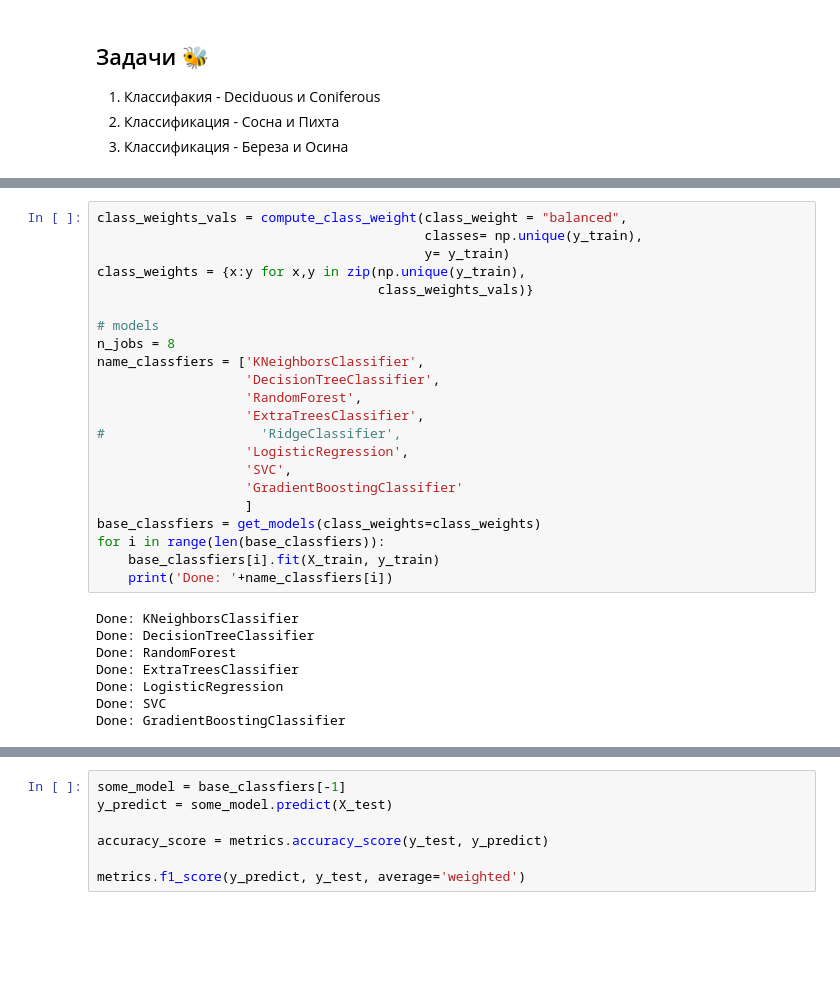
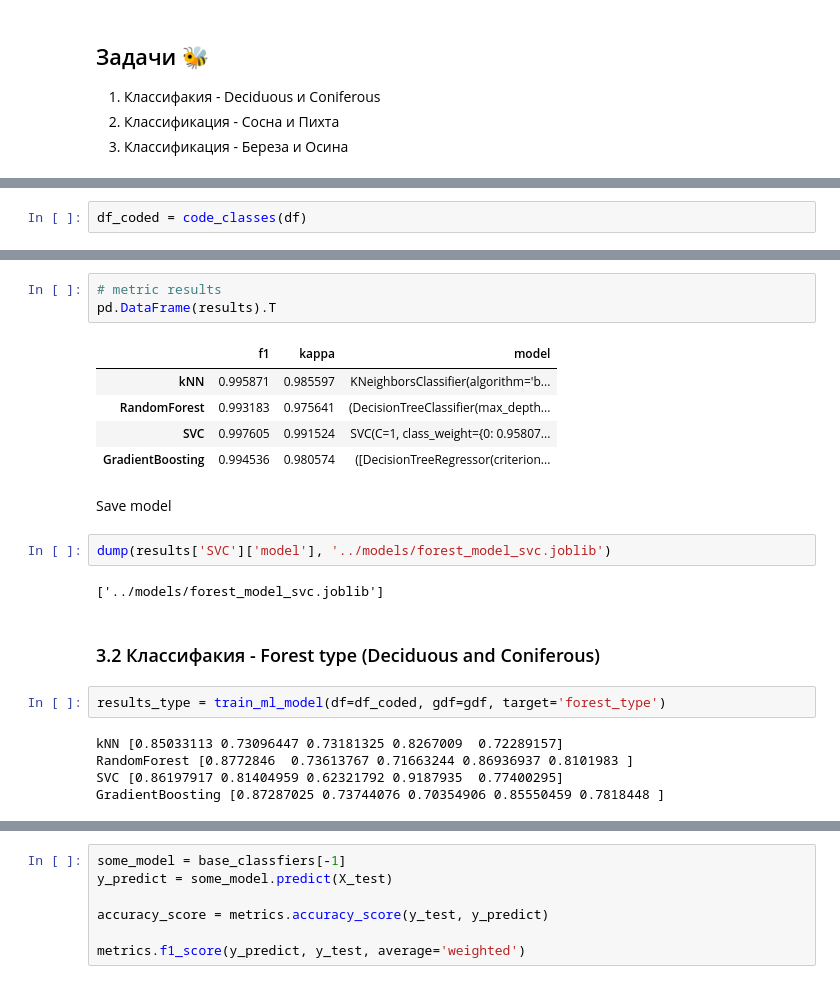
Before and after one commit to mishagrol/ForestMapping, a Jupyter notebook: notebooks/ForrestMapping.ipynb, the cells around one changed output, grey strips where cells are left out. Drawn from its saved outputs; the diff is of its cells as text; blank space fills up the shorter version.

```diff
--- a/notebooks/ForrestMapping.ipynb
+++ b/notebooks/ForrestMapping.ipynb
@@ -479,0 +417,2 @@ y_test = test['forest_type'].astype(int)
+# %%
+df_coded = code_classes(df)
@@ -480,31 +431,25 @@ y_test = test['forest_type'].astype(int)
+# %%
+# metric results
+pd.DataFrame(results).T
+# %% [output]
+|  | f1 | kappa | model |
+| kNN | 0.995871 | 0.985597 | KNeighborsClassifier(algorithm='b... |
+| RandomForest | 0.993183 | 0.975641 | (DecisionTreeClassifier(max_depth... |
+| SVC | 0.997605 | 0.991524 | SVC(C=1, class_weight={0: 0.95807... |
+| GradientBoosting | 0.994536 | 0.980574 | ([DecisionTreeRegressor(criterion... |
+# %% [markdown]
+Save model
+# %%
+dump(results['SVC']['model'], '../models/forest_model_svc.joblib')
+# %% [output]
+['../models/forest_model_svc.joblib']
+# %% [markdown]
+### 3.2 Классифакия - Forest type (Deciduous and Coniferous)
 # %%
-class_weights_vals = compute_class_weight(class_weight = "balanced",
-                                          classes= np.unique(y_train),
-                                          y= y_train)
-class_weights = {x:y for x,y in zip(np.unique(y_train),
-                                    class_weights_vals)}
-
-# models
-n_jobs = 8
-name_classfiers = ['KNeighborsClassifier',
-                   'DecisionTreeClassifier',
-                   'RandomForest',
-                   'ExtraTreesClassifier',
-#                    'RidgeClassifier',
-                   'LogisticRegression',
-                   'SVC',
-                   'GradientBoostingClassifier'
-                   ]
-base_classfiers = get_models(class_weights=class_weights)
-for i in range(len(base_classfiers)):
-    base_classfiers[i].fit(X_train, y_train)
-    print('Done: '+name_classfiers[i])
+results_type = train_ml_model(df=df_coded, gdf=gdf, target='forest_type')
 # %% [output]
-Done: KNeighborsClassifier
-Done: DecisionTreeClassifier
-Done: RandomForest
-Done: ExtraTreesClassifier
-Done: LogisticRegression
-Done: SVC
-Done: GradientBoostingClassifier
+kNN [0.85033113 0.73096447 0.73181325 0.8267009  0.72289157]
+RandomForest [0.8772846  0.73613767 0.71663244 0.86936937 0.8101983 ]
+SVC [0.86197917 0.81404959 0.62321792 0.9187935  0.77400295]
+GradientBoosting [0.87287025 0.73744076 0.70354906 0.85550459 0.7818448 ]
 # %%
```
Also changed, not shown: parts of 50 cells of this notebook, 6 other files.
